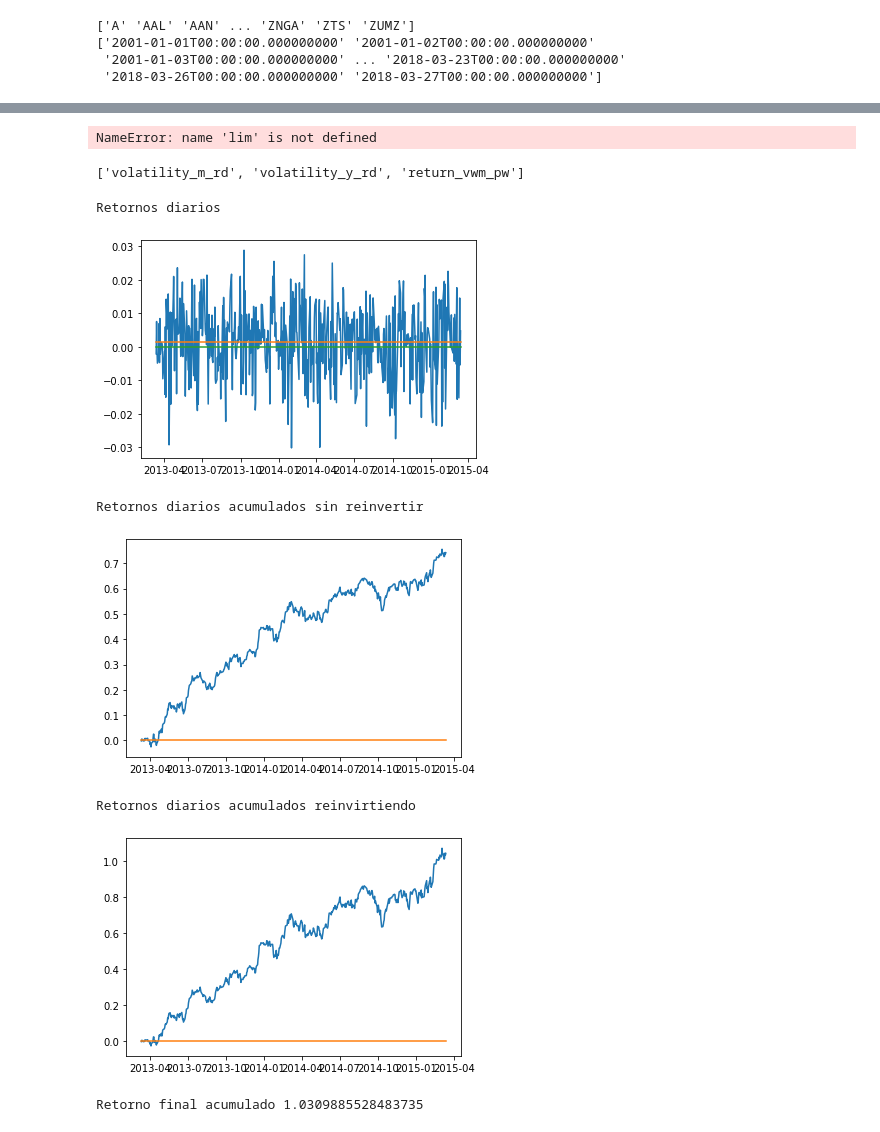
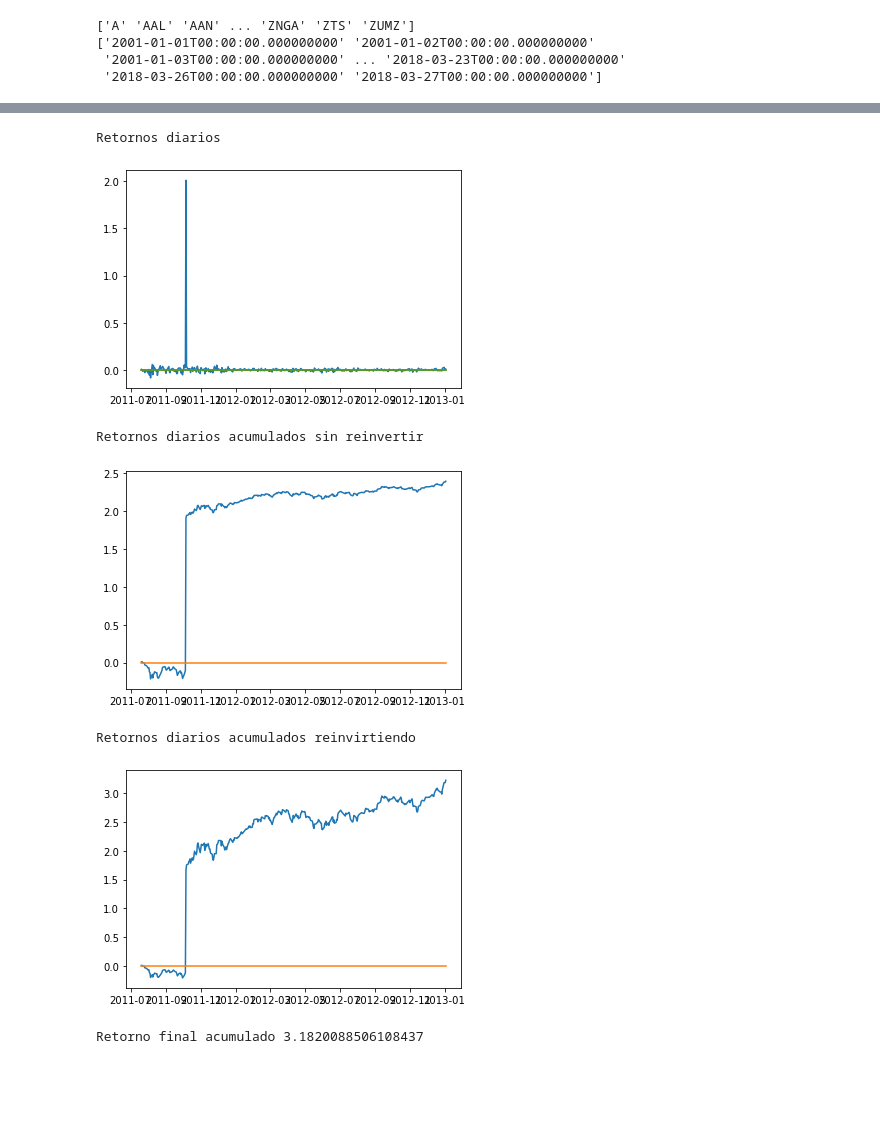
Before and after one commit to manueldecesar/LABQT, a Jupyter notebook: LABQT.ipynb, the cells around one changed output, grey strips where cells are left out. Drawn from its saved outputs; the diff is of its cells as text; code cells hidden in the pictures; blank space fills up the shorter version.

```diff
--- a/LABQT.ipynb
+++ b/LABQT.ipynb
@@ -214,7 +187,7 @@ print(np.unique(df.index.get_level_values(1)))
 # %%
 #Filtrar muestra para desarrollo
 #df=df.sort_values(by=['date'], ascending=True)[0:int(len(df)*0.8)]
-df=df.sort_values(by=['ticker'], ascending=False)[0:200000]
+df=df.sort_values(by=['ticker'], ascending=False)[0:1000000]
 df=df.sort_values(by=['ticker','date'])
 df=df.reset_index()
 df=df.set_index(['ticker','date'])
@@ -385,6 +343,6 @@ modelos=[]
 # %%
 #Construimos un modelo de árbol de decisión con cv de features y profundidad
-tiempo_busqueda=100 #en segundos
+tiempo_busqueda=1000 #en segundos
 max_depth=100
 max_features=100
 #mask=['return_d', 'sector_Energy','return_y','return_m_py', 'return_vwm_py','return_m','volatility_y_rd', 'return_w']
@@ -433,11 +391,16 @@ print('Selección de hiperparámetros terminada en ',t,' s')
 
 #Validation
 print('Validation')
-
+#Accuraccy random validacion
+y_random = []
+for i in range(len(df_val)):
+    n = random.randint(0,1)
+    y_random.append(n)
+print('accuracy random validation',sum(y_random==df_val.return_gt_0)/len(df_val.return_gt_0))
+print(confusion_matrix(df_val.return_gt_0, y_random))
 
 model = tree.DecisionTreeClassifier(max_depth=opt_depth)
 model = model.fit(df_train[opt_features], df_train[target],sample_weight=df_train.sample_weight.values)
-modelos.append(model)
 
 accuracy_train=sum(model.predict(df_train[opt_features])==df_train.return_gt_0.values)/len(df_train[target])
 s=(df_train[[ True if x==1 else False for x in model.predict(df_train[opt_features])]]).groupby('date')['return_f_d'].mean()
@@ -458,17 +421,26 @@ print('accuracy model val',sum(y_pred_val==y_val)/len(y_val))
 print(confusion_matrix(y_val, y_pred_val))
 #validacion(model,df_train[opt_features], df_train[target].values,df_val[opt_features], df_val[target].values)
 
+#Test
+print('Test')
+#Accuraccy random test
+y_random = []
+for i in range(len(df_test)):
+    n = random.randint(0,1)
+    y_random.append(n)
+print('accuracy random test',sum(y_random==df_test.return_gt_0)/len(df_test.return_gt_0))
+print(confusion_matrix(df_test.return_gt_0, y_random))
+
 #Estrategia random test
 s=df_test.groupby('date')['return_f_d'].mean()
 rcs_random=(((s+1).cumprod())[-2:-1]-1).values[0] if len(s)>1 else 0
 print('Retorno random test',rcs_random)
 
-#Test
-print('Test')
+#Modelo final
 model = tree.DecisionTreeClassifier(max_depth=opt_depth)
 model = model.fit(df_train_val[opt_features], df_train_val[target],sample_weight=df_train_val.sample_weight.values)
-modelos.append(model)
 
+#Metricas del modelo final
 accuracy_test=sum(model.predict(df_test[opt_features])==df_test.return_gt_0.values)/len(df_test[target])
 accuracy_train_val=sum(model.predict(df_train_val[opt_features])==df_train_val.return_gt_0.values)/len(df_train_val[target])
 s=(df_test[[ True if x==1 else False for x in model.predict(df_test[opt_features])]]).groupby('date')['return_f_d'].mean()
@@ -631,6 +479,0 @@ accuracy model test 0.4996224661671604
-# %%
-#Modelo logistic regression
-model =  LogisticRegression(random_state=0).fit(df_train, df_train.return_gt_0)
-modelos.append(model)
-
-validacion(model,df_train,df_train.return_gt_0,df_val,df_test.return_gt_0)
@@ -651,7 +479,0 @@ ValueError: ('Lengths must match to compare', (1721,), (1722,))
-# %%
-#Modelo de vecinos más cercanos
-model = KNeighborsClassifier(n_neighbors=1)
-model.fit(X_train, y_train)
-modelos.append(model)
-
-validacion(model,X_train,y_train,X_test,y_test)
@@ -734,58 +540,31 @@ Retorno final acumulado 0.44422603129891636
-# %%
-#Retornos diarios modelo básico (estrategia de repartir diariamente a partes iguales entre todos los tickers predichos con retorno positivo al día siguiente)
-s=((df[lim:-1])[[ True if x==1 else False for x in modelos[-1].predict(df_test[opt_features])]]).groupby('date')['return_f_d'].mean()
-print('Retornos diarios')
-plt.plot(s)
-plt.plot(s.index,[s.mean()]*len(s.index))
-plt.plot(s.index,[0]*len(s.index))
-plt.show()
-#Retornos diarios acumulados hasta la fecha sin reinvertir los retornos diarios
-print('Retornos diarios acumulados sin reinvertir')
-cs=s.cumsum()
-plt.plot(cs)
-plt.plot(cs.index,[0]*len(cs.index))
-plt.show()
-#Retornos diarios acumulados hasta la fecha reinvirtiendo los retornos diarios
-print('Retornos diarios acumulados reinvirtiendo')
-rcs=(s+1).cumprod()
-plt.plot(rcs-1)
-plt.plot(rcs.index,[0]*len(rcs.index))
-plt.show()
-print('Retorno final acumulado',(rcs[-2:-1]-1).values[0])
-# %% [output]
-NameError: name 'lim' is not defined
-# %%
-opt_features
-# %% [output]
-['volatility_m_rd', 'volatility_y_rd', 'return_vwm_pw']
 # %%
 #Retornos diarios modelo básico (estrategia de repartir diariamente a partes iguales entre todos los tickers predichos con retorno positivo al día siguiente)
-s=((df[lim:-1])[[ True if x==1 else False for x in modelos[-1].predict(df_test[opt_features])]]).groupby('date')['return_f_d'].mean()
+s=((df_test)[[ True if x==1 else False for x in model.predict(df_test[opt_features])]]).groupby('date')['return_f_d'].mean()
 print('Retornos diarios')
 plt.plot(s)
 plt.plot(s.index,[s.mean()]*len(s.index))
 plt.plot(s.index,[0]*len(s.index))
 plt.show()
 #Retornos diarios acumulados hasta la fecha sin reinvertir los retornos diarios
 print('Retornos diarios acumulados sin reinvertir')
 cs=s.cumsum()
 plt.plot(cs)
 plt.plot(cs.index,[0]*len(cs.index))
 plt.show()
 #Retornos diarios acumulados hasta la fecha reinvirtiendo los retornos diarios
 print('Retornos diarios acumulados reinvirtiendo')
 rcs=(s+1).cumprod()
 plt.plot(rcs-1)
 plt.plot(rcs.index,[0]*len(rcs.index))
 plt.show()
 print('Retorno final acumulado',(rcs[-2:-1]-1).values[0])
 # %% [output]
 Retornos diarios
-[figure, old version]
+[figure, new version]
 Retornos diarios acumulados sin reinvertir
-[figure, old version]
+[figure, new version]
 Retornos diarios acumulados reinvirtiendo
-[figure, old version]
+[figure, new version]
-Retorno final acumulado 1.0309885528483735
+Retorno final acumulado 3.1820088506108437
 # %%
 #Retornos diarios estrategia dios  (estrategia de repartir diariamente a partes iguales entre todos los tickers que tendrán retorno positivo (supone conocer el futuro))
```
Also changed, not shown: parts of 30 cells of this notebook.
